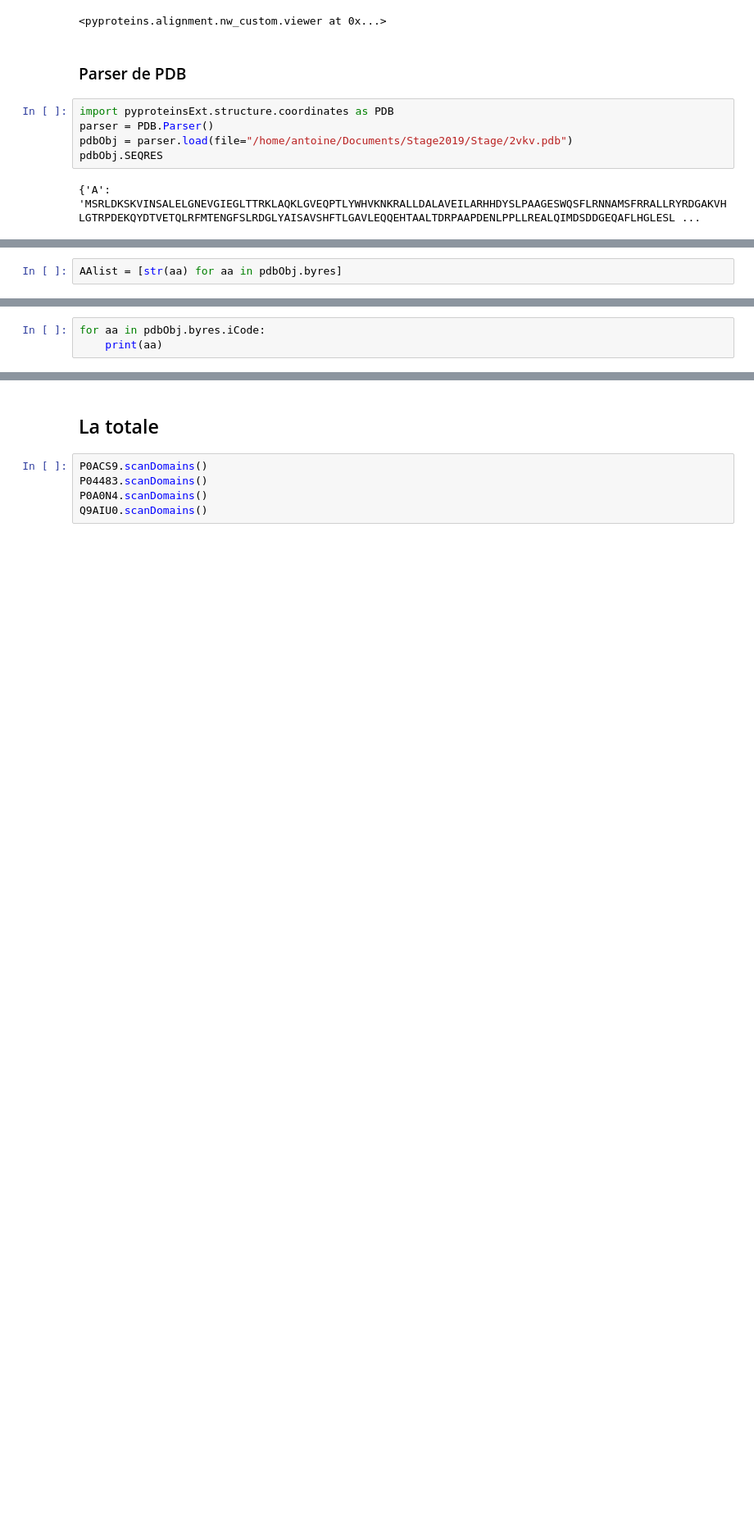
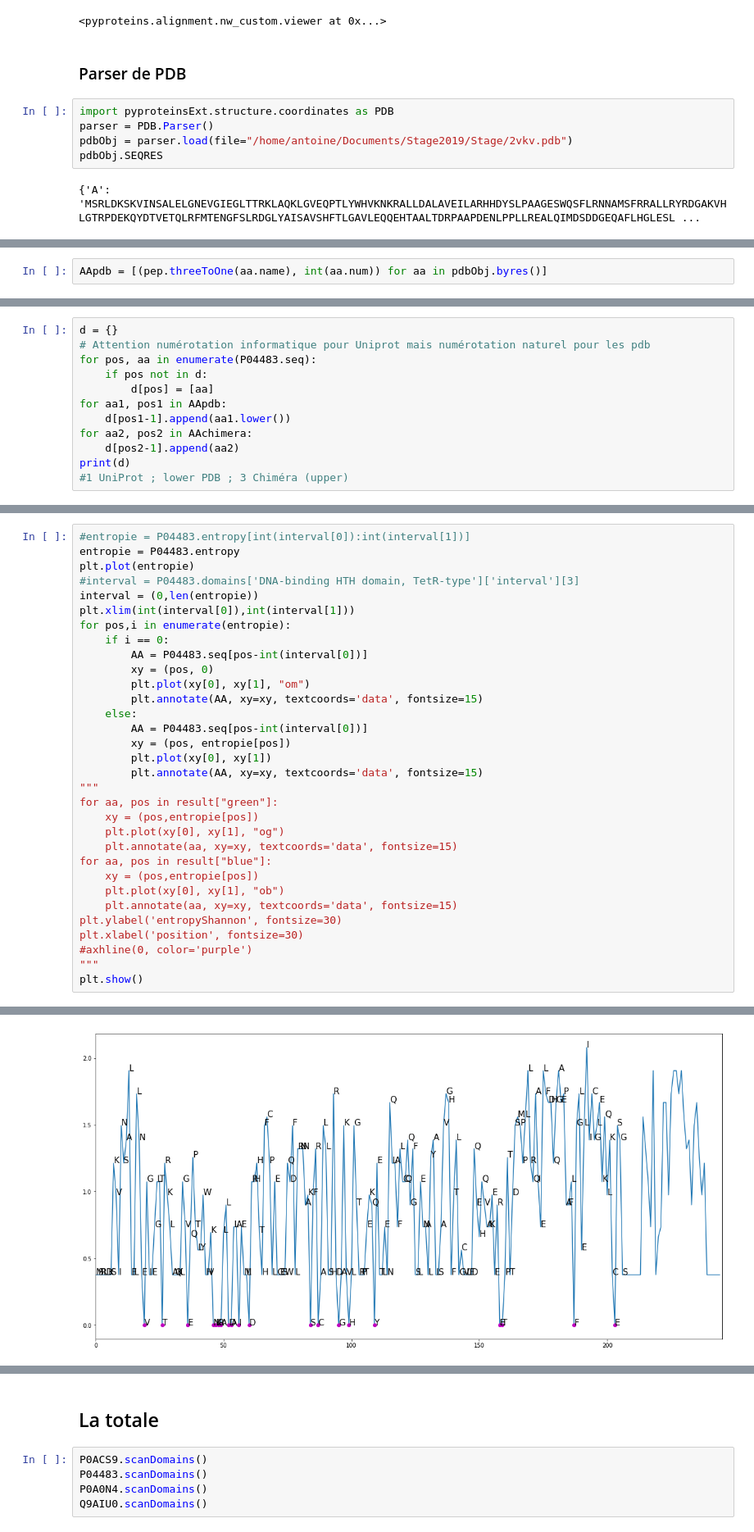
Before and after one commit to AntoineHeurtel/TetR-Binding-Motif, a Jupyter notebook: Nebuleuse.ipynb, the cells around one changed output, grey strips where cells are left out. Shown at 82% size. Drawn from its saved outputs; the diff is of its cells as text; blank space fills up the shorter version.

```diff
--- a/Nebuleuse.ipynb
+++ b/Nebuleuse.ipynb
@@ -1106,2 +1099,2 @@ AttributeError: 'Structure' object has no attribute 'byres'
 # %%
-AAlist = [str(aa) for aa in pdbObj.byres]
+AApdb = [(pep.threeToOne(aa.name), int(aa.num)) for aa in pdbObj.byres()]
@@ -1110,3 +1100,0 @@ TypeError: 'method' object is not iterable
-# %%
-for aa in pdbObj.byres.iCode:
-    print(aa)
@@ -1114,0 +1103,12 @@ AttributeError: 'function' object has no attribute 'iCode'
+# %%
+d = {}
+# Attention numérotation informatique pour Uniprot mais numérotation naturel pour les pdb
+for pos, aa in enumerate(P04483.seq):
+    if pos not in d:
+        d[pos] = [aa]
+for aa1, pos1 in AApdb:
+    d[pos1-1].append(aa1.lower())
+for aa2, pos2 in AAchimera:
+    d[pos2-1].append(aa2)
+print(d)
+#1 UniProt ; lower PDB ; 3 Chiméra (upper)
@@ -1114,0 +1200,33 @@ AttributeError: 'function' object has no attribute 'iCode'
+# %%
+#entropie = P04483.entropy[int(interval[0]):int(interval[1])]
+entropie = P04483.entropy
+plt.plot(entropie)
+#interval = P04483.domains['DNA-binding HTH domain, TetR-type']['interval'][3]
+interval = (0,len(entropie))
+plt.xlim(int(interval[0]),int(interval[1]))
+for pos,i in enumerate(entropie):
+    if i == 0:
+        AA = P04483.seq[pos-int(interval[0])]
+        xy = (pos, 0)
+        plt.plot(xy[0], xy[1], "om")
+        plt.annotate(AA, xy=xy, textcoords='data', fontsize=15)
+    else:
+        AA = P04483.seq[pos-int(interval[0])]
+        xy = (pos, entropie[pos])
+        plt.plot(xy[0], xy[1])
+        plt.annotate(AA, xy=xy, textcoords='data', fontsize=15)
+"""
+for aa, pos in result["green"]:
+    xy = (pos,entropie[pos])
+    plt.plot(xy[0], xy[1], "og")
+    plt.annotate(aa, xy=xy, textcoords='data', fontsize=15)
+for aa, pos in result["blue"]:
+    xy = (pos,entropie[pos])
+    plt.plot(xy[0], xy[1], "ob")
+    plt.annotate(aa, xy=xy, textcoords='data', fontsize=15)
+plt.ylabel('entropyShannon', fontsize=30)
+plt.xlabel('position', fontsize=30)
+#axhline(0, color='purple')
+"""
+plt.show()
+# %% [output]
@@ -1114,0 +1234 @@ AttributeError: 'function' object has no attribute 'iCode'
+[figure, added]
```
Also changed, not shown: parts of 13 cells of this notebook, 1 other file.
